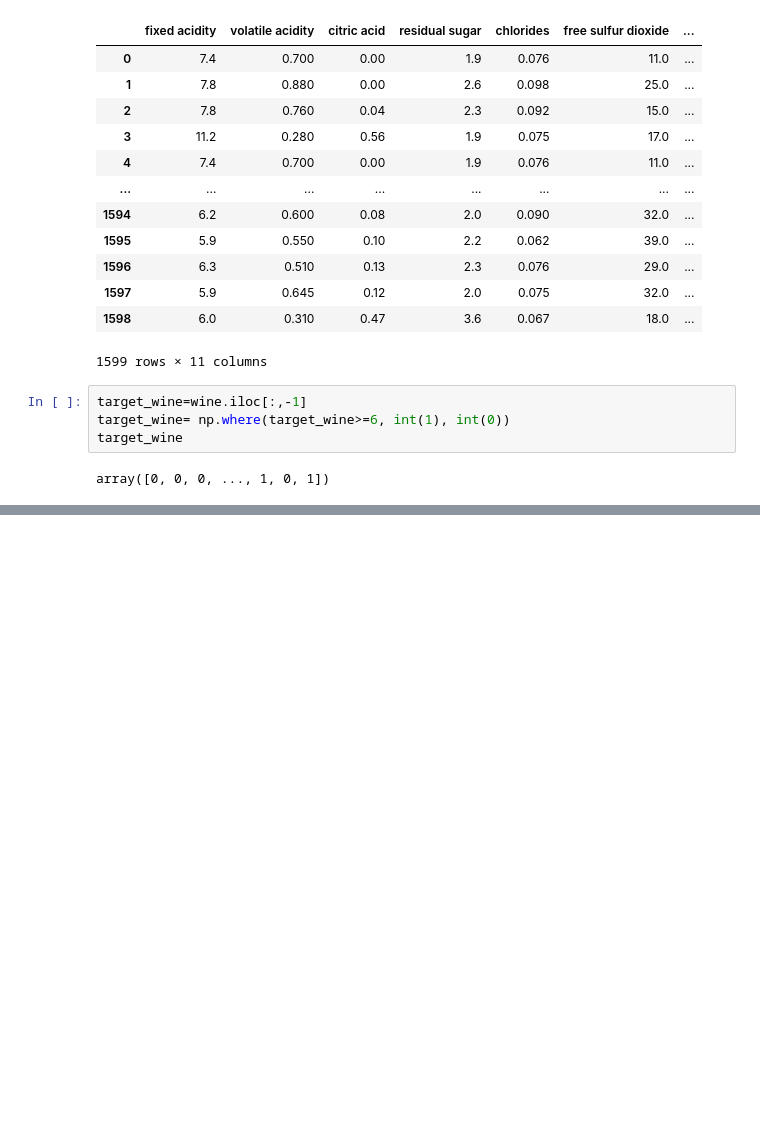
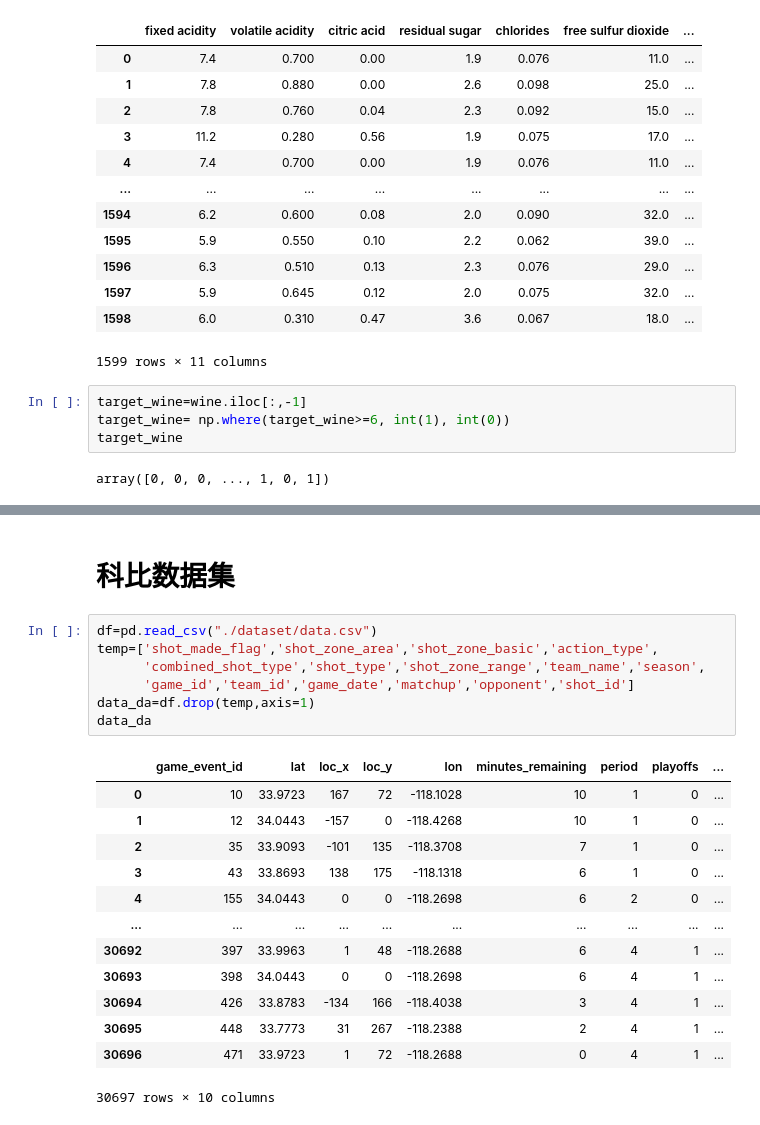
Before and after one commit to Naive-S/MyWork, a Jupyter notebook: 宋书波_集成学习.ipynb, the cells around one changed output, grey strips where cells are left out. Saved outputs shown, nothing was run; the diff lists cells and outputs as text; blank space fills up the shorter version.

```diff
--- a/宋书波_集成学习.ipynb
+++ b/宋书波_集成学习.ipynb
@@ -89,0 +203,23 @@ Accuracy on wine dataset using Adaboost: 59.00%
+# %% [markdown]
+# 科比数据集
+# %%
+df=pd.read_csv("./dataset/data.csv")
+temp=['shot_made_flag','shot_zone_area','shot_zone_basic','action_type',
+      'combined_shot_type','shot_type','shot_zone_range','team_name','season',
+      'game_id','team_id','game_date','matchup','opponent','shot_id']
+data_da=df.drop(temp,axis=1)
+data_da
+# %% [output]
+|  | game_event_id | lat | loc_x | loc_y | lon | minutes_remaining | period | playoffs | ... |
+| 0 | 10 | 33.9723 | 167 | 72 | -118.1028 | 10 | 1 | 0 | ... |
+| 1 | 12 | 34.0443 | -157 | 0 | -118.4268 | 10 | 1 | 0 | ... |
+| 2 | 35 | 33.9093 | -101 | 135 | -118.3708 | 7 | 1 | 0 | ... |
+| 3 | 43 | 33.8693 | 138 | 175 | -118.1318 | 6 | 1 | 0 | ... |
+| 4 | 155 | 34.0443 | 0 | 0 | -118.2698 | 6 | 2 | 0 | ... |
+| ... | ... | ... | ... | ... | ... | ... | ... | ... | ... |
+| 30692 | 397 | 33.9963 | 1 | 48 | -118.2688 | 6 | 4 | 1 | ... |
+| 30693 | 398 | 34.0443 | 0 | 0 | -118.2698 | 6 | 4 | 1 | ... |
+| 30694 | 426 | 33.8783 | -134 | 166 | -118.4038 | 3 | 4 | 1 | ... |
+| 30695 | 448 | 33.7773 | 31 | 267 | -118.2388 | 2 | 4 | 1 | ... |
+| 30696 | 471 | 33.9723 | 1 | 72 | -118.2688 | 0 | 4 | 1 | ... |
+30697 rows × 10 columns
```
Also changed, not shown: parts of 19 cells of this notebook, 2 other files.
